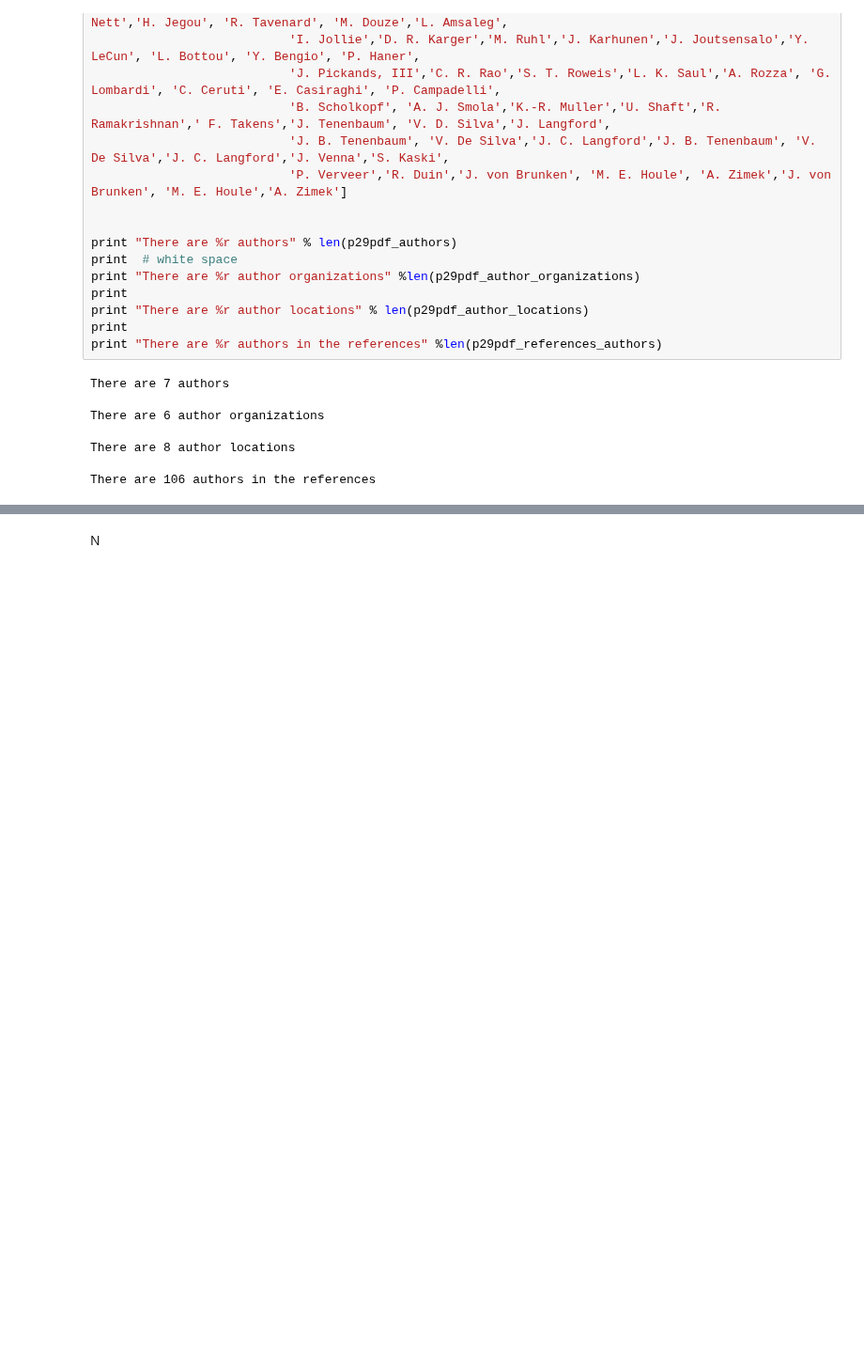
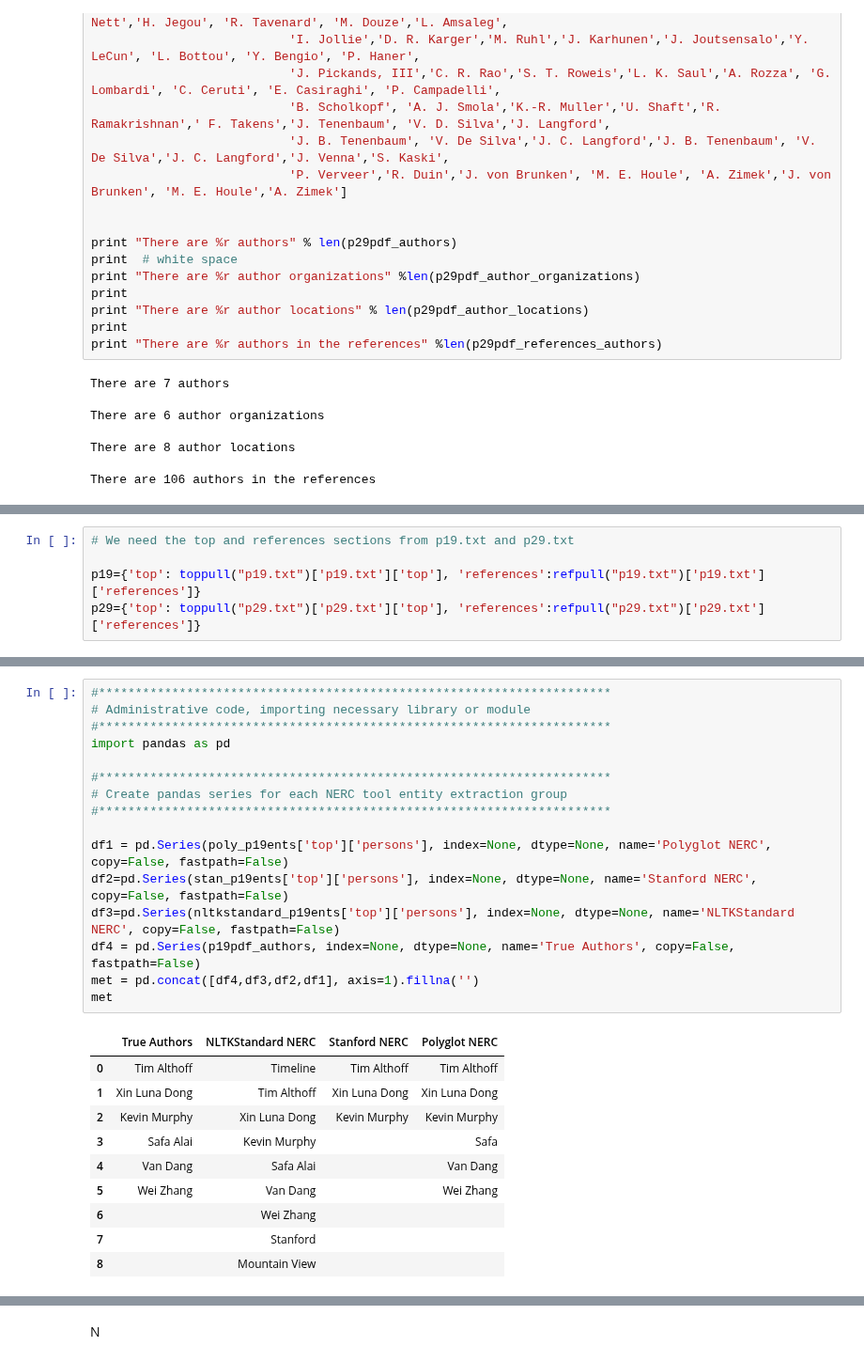
Before and after one commit to linwoodc3/LC3-Creations, a Jupyter notebook: DDL/namedentityblog/blogdraft.ipynb, the cells around one changed output, grey strips where cells are left out. Shown at 94% size. Drawn from its saved outputs; the diff is of its cells as text; blank space fills up the shorter version.

```diff
--- a/DDL/namedentityblog/blogdraft.ipynb
+++ b/DDL/namedentityblog/blogdraft.ipynb
@@ -749,0 +586,5 @@ Common persons in each list (These are the entities that matched exactly!)
+# %%
+# We need the top and references sections from p19.txt and p29.txt
+
+p19={'top': toppull("p19.txt")['p19.txt']['top'], 'references':refpull("p19.txt")['p19.txt']['references']}
+p29={'top': toppull("p29.txt")['p29.txt']['top'], 'references':refpull("p29.txt")['p29.txt']['references']}
@@ -749,0 +676,27 @@ Common persons in each list (These are the entities that matched exactly!)
+# %%
+#**********************************************************************
+# Administrative code, importing necessary library or module
+#**********************************************************************
+import pandas as pd
+
+#**********************************************************************
+# Create pandas series for each NERC tool entity extraction group
+#**********************************************************************
+
+df1 = pd.Series(poly_p19ents['top']['persons'], index=None, dtype=None, name='Polyglot NERC', copy=False, fastpath=False)
+df2=pd.Series(stan_p19ents['top']['persons'], index=None, dtype=None, name='Stanford NERC', copy=False, fastpath=False)
+df3=pd.Series(nltkstandard_p19ents['top']['persons'], index=None, dtype=None, name='NLTKStandard NERC', copy=False, fastpath=False)
+df4 = pd.Series(p19pdf_authors, index=None, dtype=None, name='True Authors', copy=False, fastpath=False)
+met = pd.concat([df4,df3,df2,df1], axis=1).fillna('')
+met
+# %% [output]
+|  | True Authors | NLTKStandard NERC | Stanford NERC | Polyglot NERC |
+| 0 | Tim Althoff | Timeline | Tim Althoff | Tim Althoff |
+| 1 | Xin Luna Dong | Tim Althoff | Xin Luna Dong | Xin Luna Dong |
+| 2 | Kevin Murphy | Xin Luna Dong | Kevin Murphy | Kevin Murphy |
+| 3 | Safa Alai | Kevin Murphy |  | Safa |
+| 4 | Van Dang | Safa Alai |  | Van Dang |
+| 5 | Wei Zhang | Van Dang |  | Wei Zhang |
+| 6 |  | Wei Zhang |  |  |
+| 7 |  | Stanford |  |  |
+| 8 |  | Mountain View |  |  |
```
Also changed, not shown: parts of 61 cells of this notebook.
